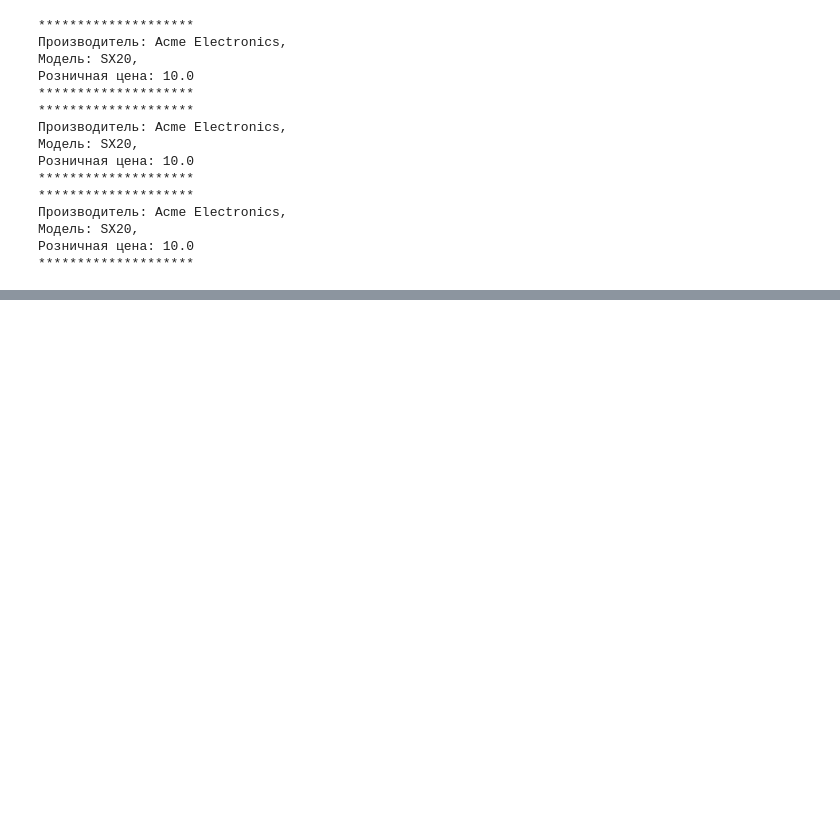
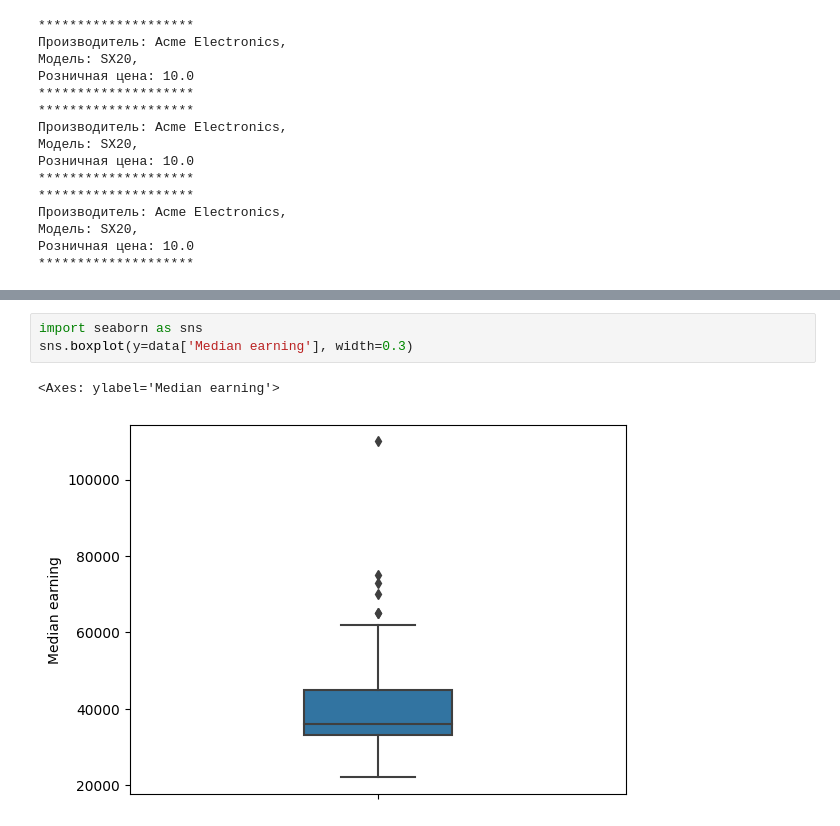
Before and after one commit to enikolaev/Algorithmization_and_programming, a Jupyter notebook: Lectures.ipynb, the cells around one changed output, grey strips where cells are left out. Saved outputs shown, nothing was run; the diff lists cells and outputs as text; blank space fills up the shorter version.

```diff
--- a/Lectures.ipynb
+++ b/Lectures.ipynb
@@ -1490,0 +1597,6 @@ while not end_of_file:
+# %%
+import seaborn as sns
+sns.boxplot(y=data['Median earning'], width=0.3)
+# %% [output]
+<Axes: ylabel='Median earning'>
+[figure, added]
```
Also changed, not shown: parts of 19 cells of this notebook.
